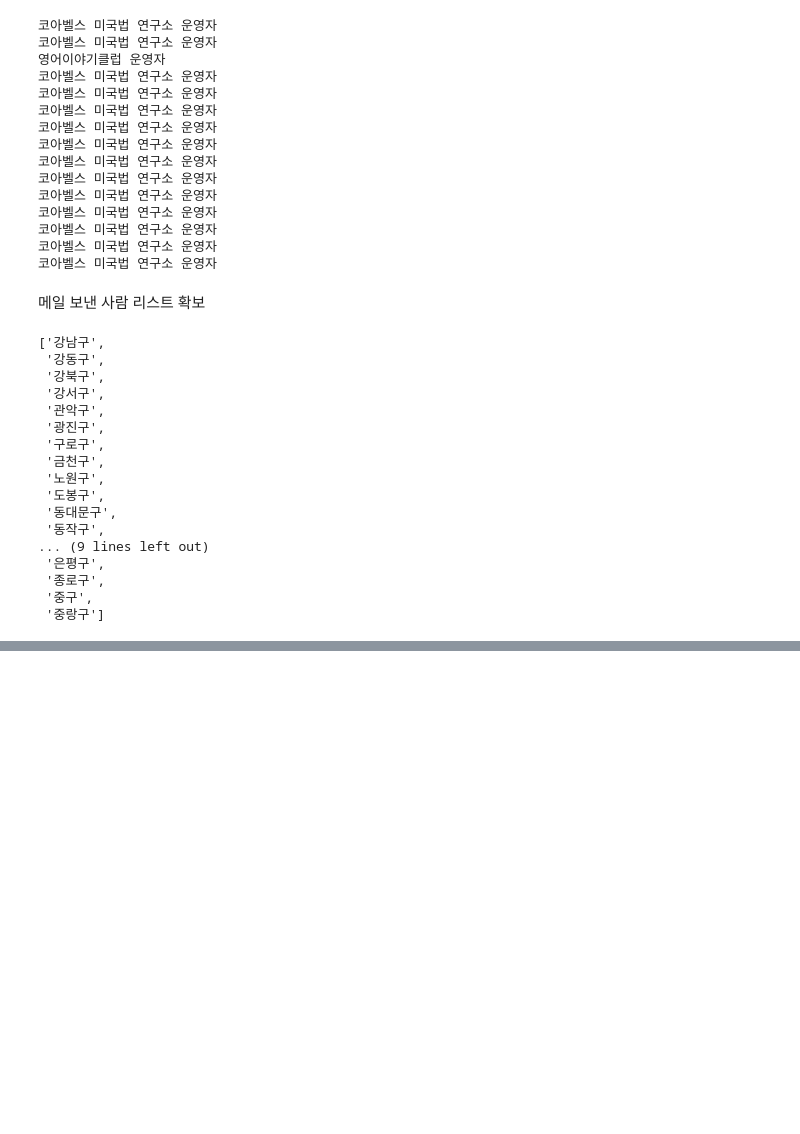
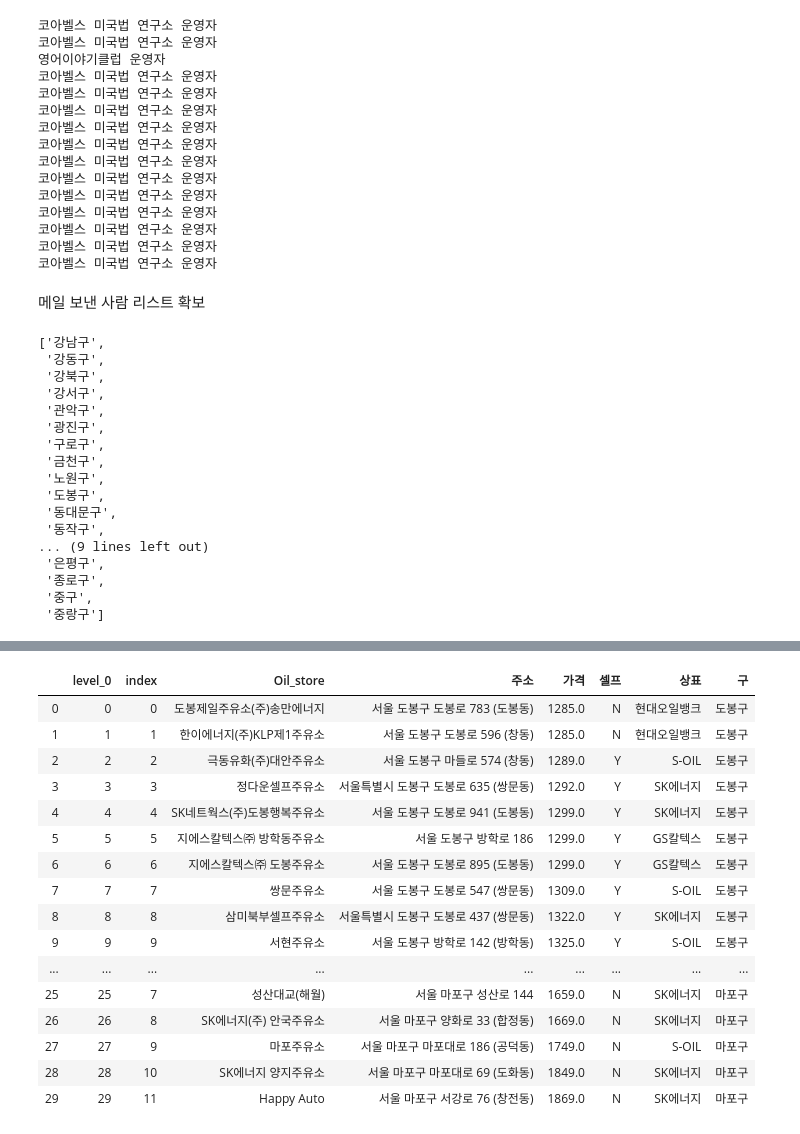
Before and after one commit to givemetarte/superhotpot, a Jupyter notebook: Handling_data_with_python/4. 셀프_주유소는_정말_저렴할까/4.Is_it_right_self-gas-station_is_much_cheaper_than_others?.ipynb, the cells around one changed output, grey strips where cells are left out. Cells and saved outputs as stored; diff of their text form; code cells hidden in the pictures; blank space fills up the shorter version.

```diff
--- a/Handling_data_with_python/4. 셀프_주유소는_정말_저렴할까/4.Is_it_right_self-gas-station_is_much_cheaper_than_others?.ipynb
+++ b/Handling_data_with_python/4. 셀프_주유소는_정말_저렴할까/4.Is_it_right_self-gas-station_is_much_cheaper_than_others?.ipynb
@@ -177,0 +266,7 @@ driver.close()
+# %%
+stations = pd.DataFrame({'Oil_store':station_raw['상호'],
+                        '주소':station_raw['주소'],
+                        '가격':station_raw['휘발유'],
+                        '셀프':station_raw['셀프여부'],
+                        '상표':station_raw['상표']})
+stations.head()
@@ -177,0 +366,21 @@ driver.close()
+# %%
+stations.reset_index(inplace=True)
+stations.head(30)
+# %% [output]
+|  | level_0 | index | Oil_store | 주소 | 가격 | 셀프 | 상표 | 구 |
+| 0 | 0 | 0 | 도봉제일주유소(주)송만에너지 | 서울 도봉구 도봉로 783 (도봉동) | 1285.0 | N | 현대오일뱅크 | 도봉구 |
+| 1 | 1 | 1 | 한이에너지(주)KLP제1주유소 | 서울 도봉구 도봉로 596 (창동) | 1285.0 | N | 현대오일뱅크 | 도봉구 |
+| 2 | 2 | 2 | 극동유화(주)대안주유소 | 서울 도봉구 마들로 574 (창동) | 1289.0 | Y | S-OIL | 도봉구 |
+| 3 | 3 | 3 | 정다운셀프주유소 | 서울특별시 도봉구 도봉로 635 (쌍문동) | 1292.0 | Y | SK에너지 | 도봉구 |
+| 4 | 4 | 4 | SK네트웍스(주)도봉행복주유소 | 서울 도봉구 도봉로 941 (도봉동) | 1299.0 | Y | SK에너지 | 도봉구 |
+| 5 | 5 | 5 | 지에스칼텍스㈜ 방학동주유소 | 서울 도봉구 방학로 186 | 1299.0 | Y | GS칼텍스 | 도봉구 |
+| 6 | 6 | 6 | 지에스칼텍스㈜ 도봉주유소 | 서울 도봉구 도봉로 895 (도봉동) | 1299.0 | Y | GS칼텍스 | 도봉구 |
+| 7 | 7 | 7 | 쌍문주유소 | 서울 도봉구 도봉로 547 (쌍문동) | 1309.0 | Y | S-OIL | 도봉구 |
+| 8 | 8 | 8 | 삼미북부셀프주유소 | 서울특별시 도봉구 도봉로 437 (쌍문동) | 1322.0 | Y | SK에너지 | 도봉구 |
+| 9 | 9 | 9 | 서현주유소 | 서울 도봉구 방학로 142 (방학동) | 1325.0 | Y | S-OIL | 도봉구 |
+| ... | ... | ... | ... | ... | ... | ... | ... | ... |
+| 25 | 25 | 7 | 성산대교(해월) | 서울 마포구 성산로 144 | 1659.0 | N | SK에너지 | 마포구 |
+| 26 | 26 | 8 | SK에너지(주) 안국주유소 | 서울 마포구 양화로 33 (합정동) | 1669.0 | N | SK에너지 | 마포구 |
+| 27 | 27 | 9 | 마포주유소 | 서울 마포구 마포대로 186 (공덕동) | 1749.0 | N | S-OIL | 마포구 |
+| 28 | 28 | 10 | SK에너지 양지주유소 | 서울 마포구 마포대로 69 (도화동) | 1849.0 | N | SK에너지 | 마포구 |
+| 29 | 29 | 11 | Happy Auto | 서울 마포구 서강로 76 (창전동) | 1869.0 | N | SK에너지 | 마포구 |
```
Also changed, not shown: parts of 39 cells of this notebook, 30 other files.
